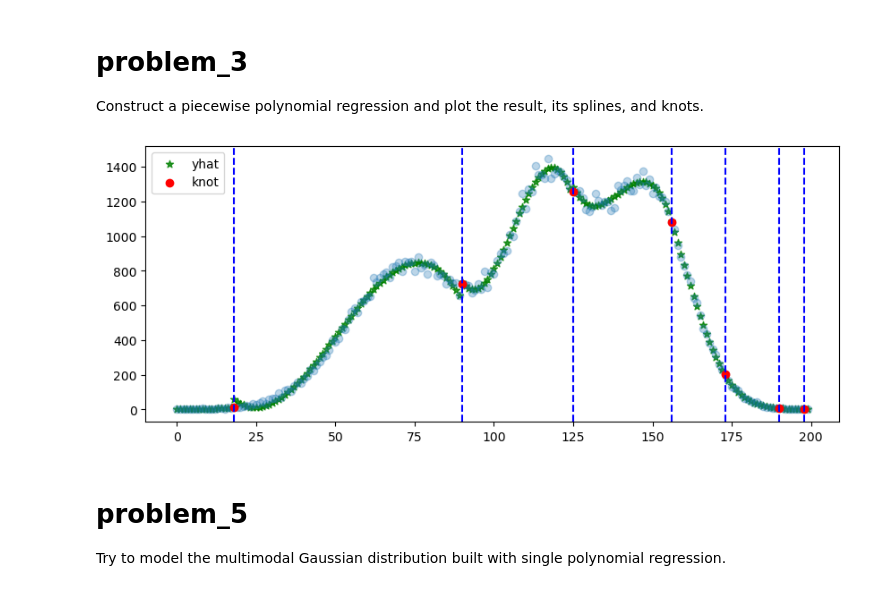
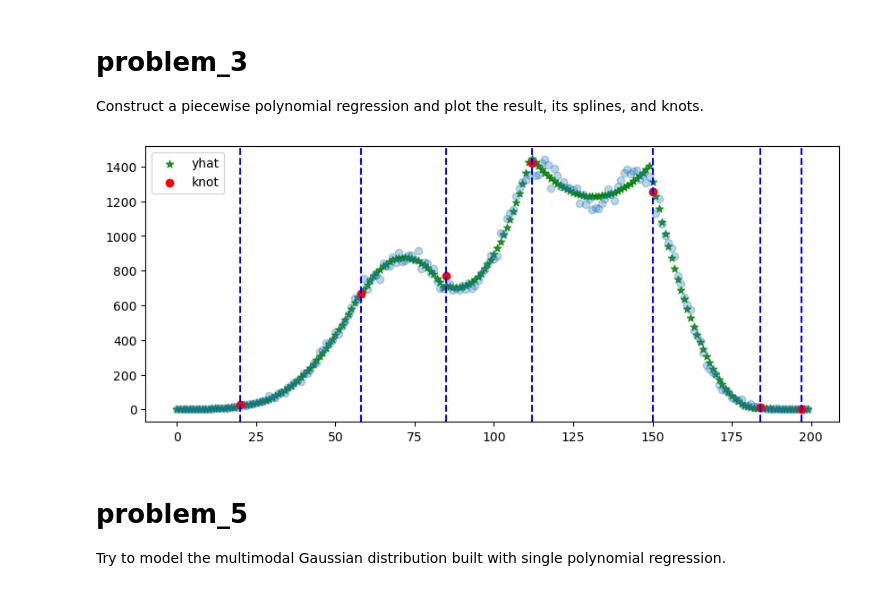
Before and after one commit to YLee2121/cs767_nn_repo, a Jupyter notebook: assignment/assignment_2/assignment_2.ipynb, the cells around one changed output. Saved outputs shown, nothing was run; the diff lists cells and outputs as text; code cells hidden in the pictures.

```diff
--- a/assignment/assignment_2/assignment_2.ipynb
+++ b/assignment/assignment_2/assignment_2.ipynb
@@ -61,22 +61,22 @@ Construct a piecewise polynomial regression and plot the result, its
 splines, and knots.
 # %%
 # some hyper parameter
-degree = 3
-iteration = 1000
+degree = 2
+iteration = 2000
 n_knot = 7
 
 # make prediction
 pwr_poly = Pwr_poly(n_knot, x.reshape(-1,), y, degree)
 pwr_poly.train_iter(iteration)
 yhat, mse = pwr_poly.best_prediction()
 
 # plot
 plt.figure(figsize=(10, 4))
 plt.scatter(x, yhat, c='green', marker='*', label='yhat', alpha=0.8)
 plt.legend()
 pwr_poly.plot_knot_spine(pwr_poly.best_knot)
 # %% [output]
-[figure, old version]
+[figure, new version]
 # %% [markdown]
 # problem_5
 Try to model the multimodal Gaussian distribution built with single
```
Also changed, not shown: parts of 6 cells of this notebook, 1 other file.
